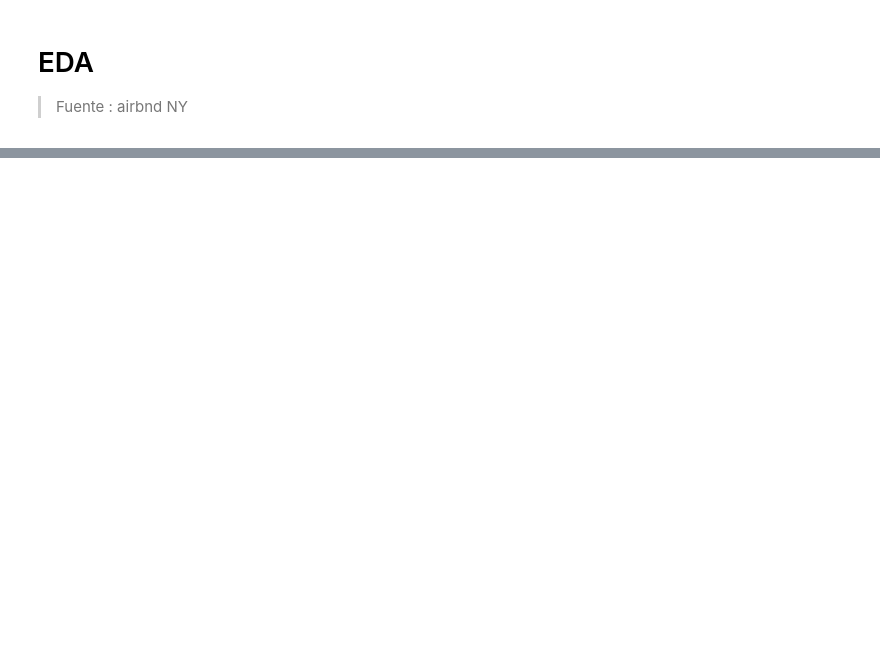
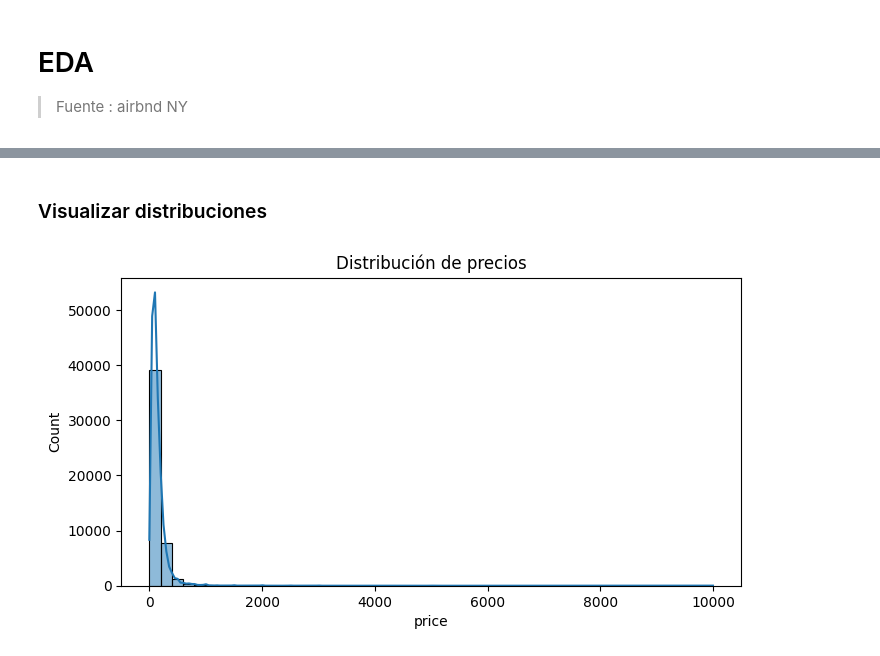
Before and after one commit to 4GeeksAcademy/iddalycastro-eda, a Jupyter notebook: src/eda.ipynb, the cells around one changed output, grey strips where cells are left out. Saved outputs shown, nothing was run; the diff lists cells and outputs as text; code cells hidden in the pictures; blank space fills up the shorter version.

```diff
--- a/src/eda.ipynb
+++ b/src/eda.ipynb
@@ -5,6 +5,8 @@
 # %%
 import pandas as pd
 import numpy as np
+import matplotlib.pyplot as plt
+import seaborn as sns
+from sklearn.model_selection import train_test_split
 
-total_data = pd.read_csv("https://raw.githubusercontent.com/4GeeksAcademy/data-preprocessing-project-tutorial/main/AB_NYC_2019.csv")
-total_data.head()
+df = pd.read_csv("https://raw.githubusercontent.com/4GeeksAcademy/data-preprocessing-project-tutorial/main/AB_NYC_2019.csv")
@@ -17,0 +99,9 @@ total_data.head()
+# %% [markdown]
+### Visualizar distribuciones
+# %%
+plt.figure(figsize=(8,4))
+sns.histplot(df['price'], bins=50, kde=True)
+plt.title('Distribución de precios')
+plt.show()
+# %% [output]
+[figure, added]
```
Also changed, not shown: parts of 16 cells of this notebook, 2 other files.
